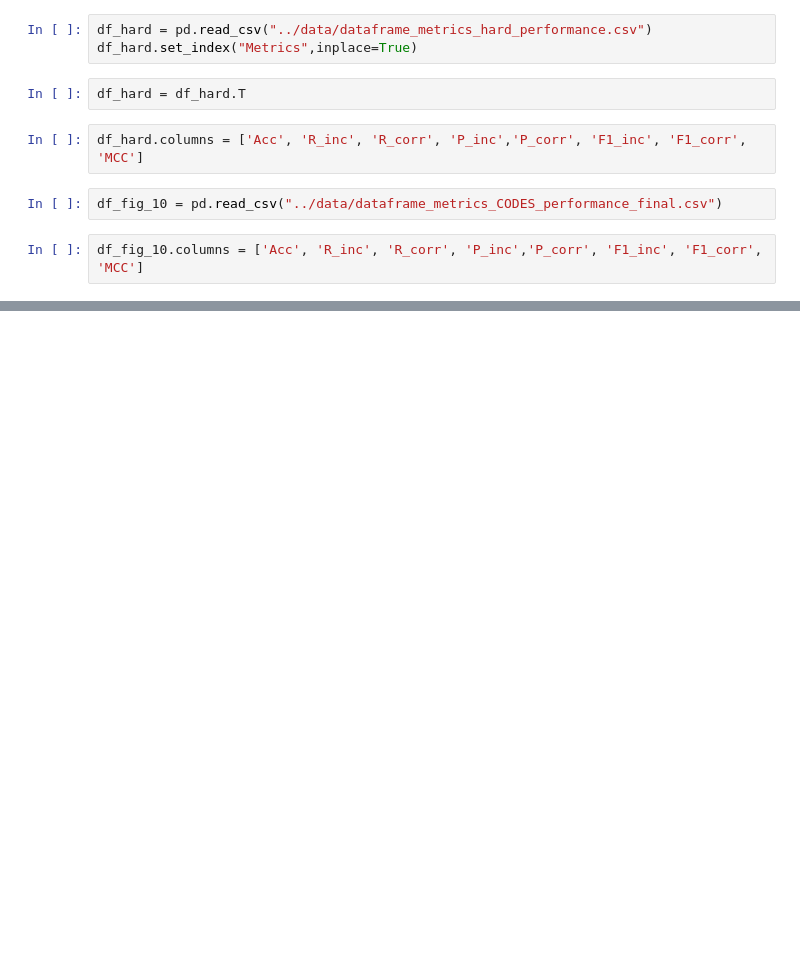
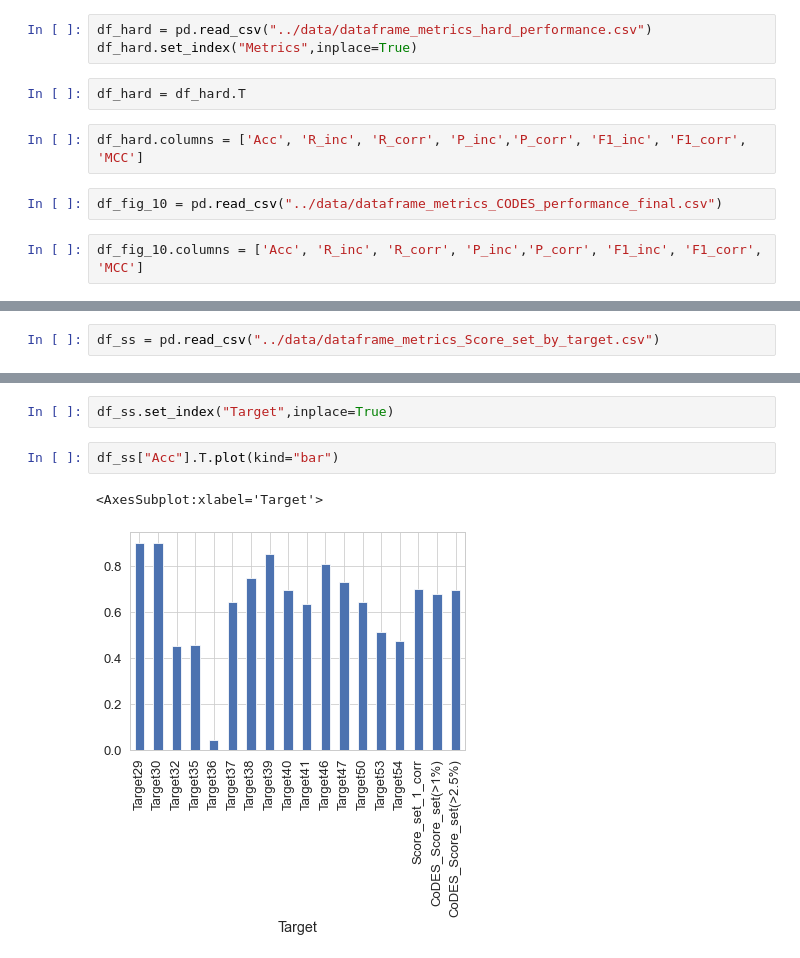
Before and after one commit to D-Barradas/DataViz, a Jupyter notebook: Radar_plots/Radar_plot_2021.ipynb, the cells around one changed output, grey strips where cells are left out. Cells and saved outputs as stored; diff of their text form; blank space fills up the shorter version.

```diff
--- a/Radar_plots/Radar_plot_2021.ipynb
+++ b/Radar_plots/Radar_plot_2021.ipynb
@@ -159,0 +162,2 @@ Index(['Accuracy', 'Recall_inc', 'Recall_cor', 'Precision_inc',
+# %%
+df_ss = pd.read_csv("../data/dataframe_metrics_Score_set_by_target.csv")
@@ -159,0 +171,7 @@ Index(['Accuracy', 'Recall_inc', 'Recall_cor', 'Precision_inc',
+# %%
+df_ss.set_index("Target",inplace=True)
+# %%
+df_ss["Acc"].T.plot(kind="bar")
+# %% [output]
+<AxesSubplot:xlabel='Target'>
+[figure, added]
```
Also changed, not shown: parts of 39 cells of this notebook.
